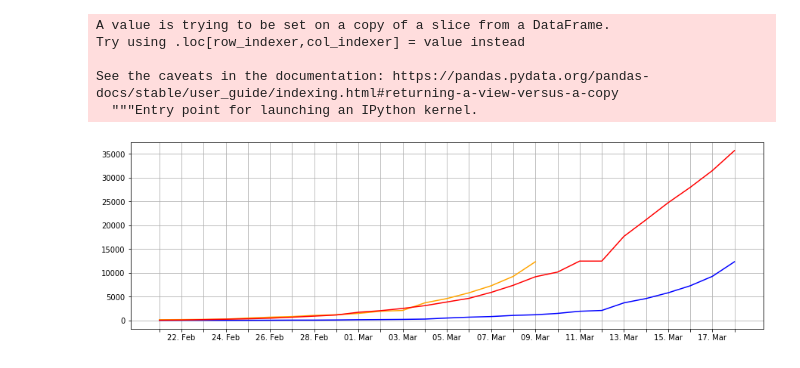
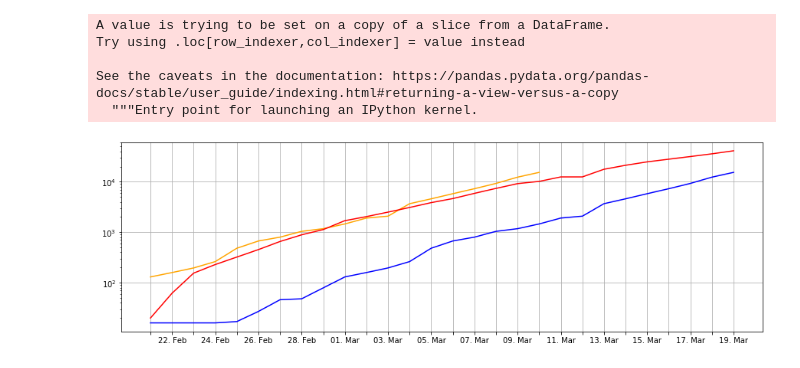
Before and after one commit to moritzknorr/corona, a Jupyter notebook: 02 Germany Italy.ipynb, the cells around one changed output. Drawn from its saved outputs; the diff is of its cells as text; code cells hidden in the pictures.

```diff
--- a/02 Germany Italy.ipynb
+++ b/02 Germany Italy.ipynb
@@ -3,8 +3,6 @@
 pd.options.display.float_format = '{0:,.0f}'.format
 pd.options.display.max_rows = 20
 pd.options.display.max_rows = 100
-# %%
-date_start = '2020-02-20'
 # %%
 df['date_string'] = df['date'].dt.strftime('%d. %b')
 df = df[df['date'] > date_start]
@@ -35,17 +33,17 @@ See the caveats in the documentation: https://pandas.pydata.org/pandas-docs/stab
 # %%
 %matplotlib inline
 import matplotlib.pyplot as plt
 import matplotlib.ticker
 format_y = matplotlib.ticker.FuncFormatter(lambda x, p: format(int(x), ','))
 x = list(germany['date_string'])
 fig = plt.figure(figsize=(15,10))
 ax1 = fig.add_subplot(2,1,1)
 ax1.plot(germany['date_string'], germany['confirmed'], color='blue')
 ax1.plot(germany['date_string'], germany['minus-9'], color='orange')
 ax1.plot(italy['date_string'], italy['confirmed'], color='red')
 ax1.grid(True)
-#ax1.set_yscale('log')
+ax1.set_yscale('log')
 for label in ax1.xaxis.get_ticklabels()[::2]:
     label.set_visible(False)
 # %% [output]
-[figure, old version]
+[figure, new version]
```
Also changed, not shown: 5 other files.
